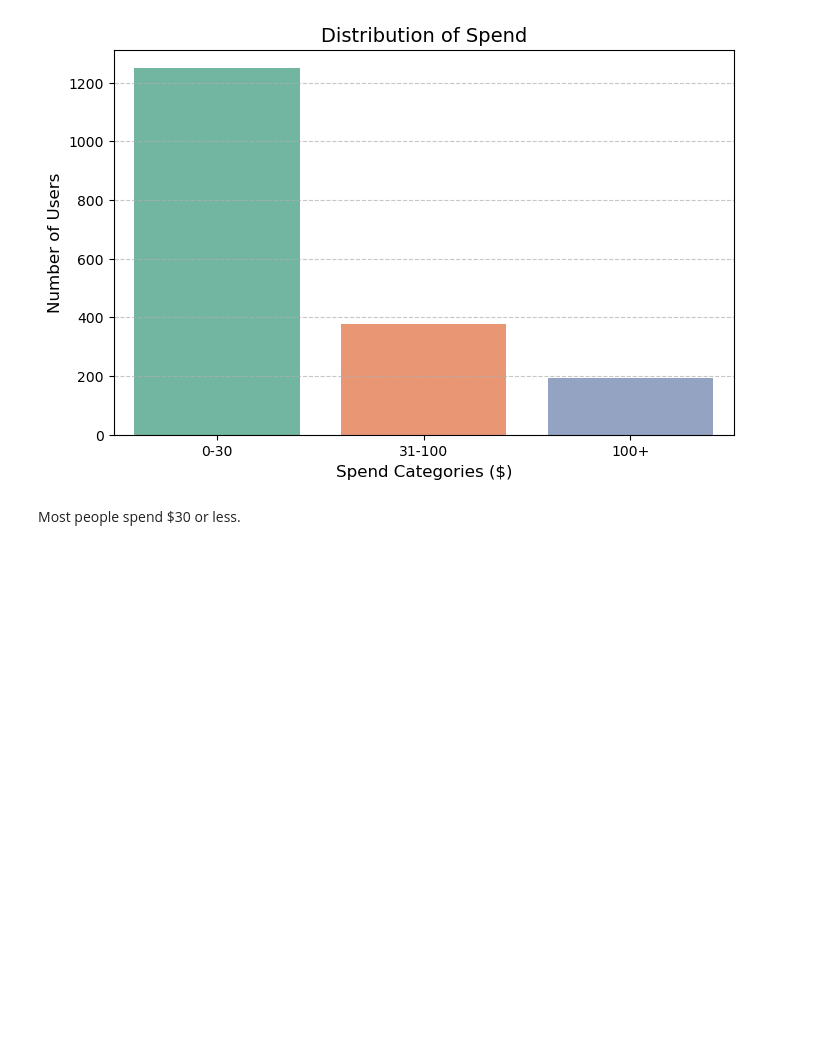
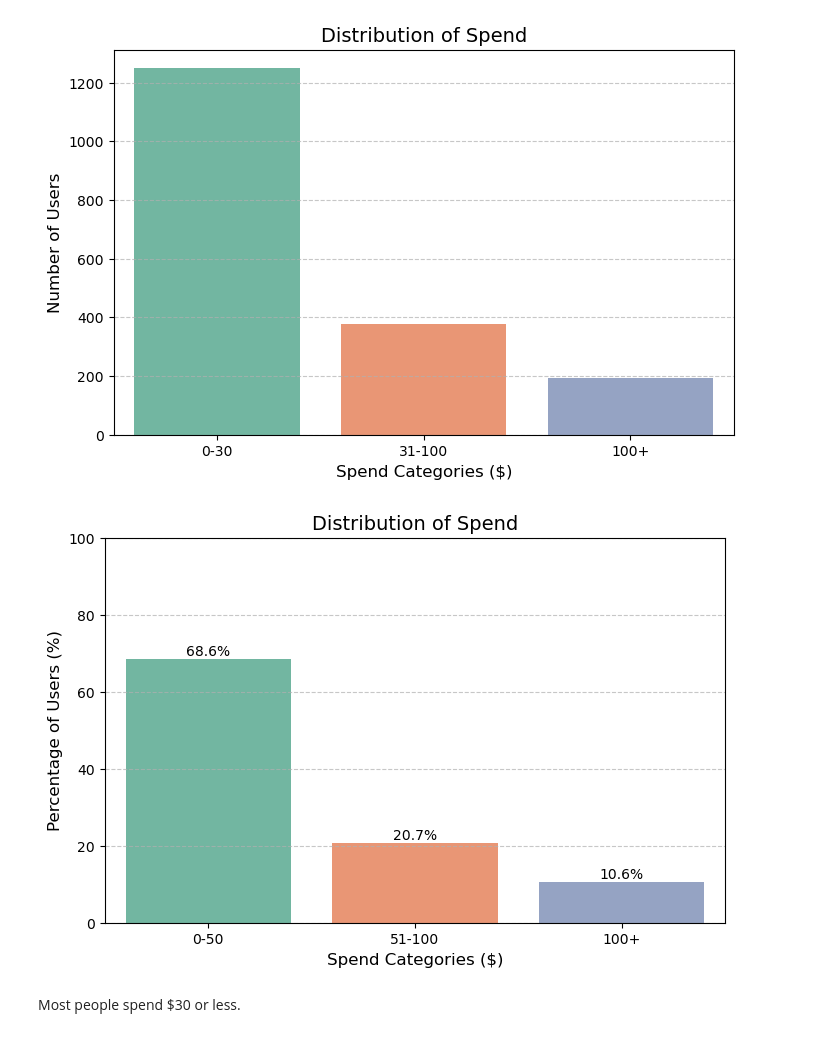
Before and after one commit to andreaseet/databyday-Career-Consulting-Project, a Jupyter notebook: Career Consulting Analysis.ipynb, the cells around one changed output. Saved outputs shown, nothing was run; the diff lists cells and outputs as text; code cells hidden in the pictures; blank space fills up the shorter version.

```diff
--- a/Career Consulting Analysis.ipynb
+++ b/Career Consulting Analysis.ipynb
@@ -485,6 +533,46 @@ plt.grid(axis='y', linestyle='--', alpha=0.7)
 plt.show()
 # %% [output]
 [figure]
+# %%
+# Calculate total spend per user
+spend_per_user = df.groupby("User_ID")["Spend"].sum()
+
+# Categorize spend into bins
+spend_categories = pd.cut(
+    spend_per_user,
+    bins=[0, 50, 100, float('inf')],
+    labels=["0-50", "51-100", "100+"]
+)
+
+# Count the number of users in each category
+spend_category_counts = spend_categories.value_counts().sort_index()
+
+# Calculate percentages
+spend_category_percentages = (spend_category_counts / spend_category_counts.sum()) * 100
+
+# Plot the distribution of spend categories
+plt.figure(figsize=(8, 5))
+sns.barplot(
+    x=spend_category_percentages.index,
+    y=spend_category_percentages.values,
+    palette="Set2"
+)
+
+# Add percentage labels on top of each bar
+for i, percentage in enumerate(spend_category_percentages):
+    plt.text(i, percentage, f"{percentage:.1f}%", ha='center', va='bottom', fontsize=10)
+
+# Customize plot
+plt.title("Distribution of Spend", fontsize=14)
+plt.xlabel("Spend Categories ($)", fontsize=12)
+plt.ylabel("Percentage of Users (%)", fontsize=12)
+plt.xticks(fontsize=10)
+plt.yticks(fontsize=10)
+plt.grid(axis='y', linestyle='--', alpha=0.7)
+plt.ylim(0, 100)  # Set the y-axis maximum to 100
+plt.show()
+# %% [output]
+[figure, added]
 # %% [markdown]
 Most people spend $30 or less.
 # %%
```
Also changed, not shown: parts of 5 cells of this notebook.
